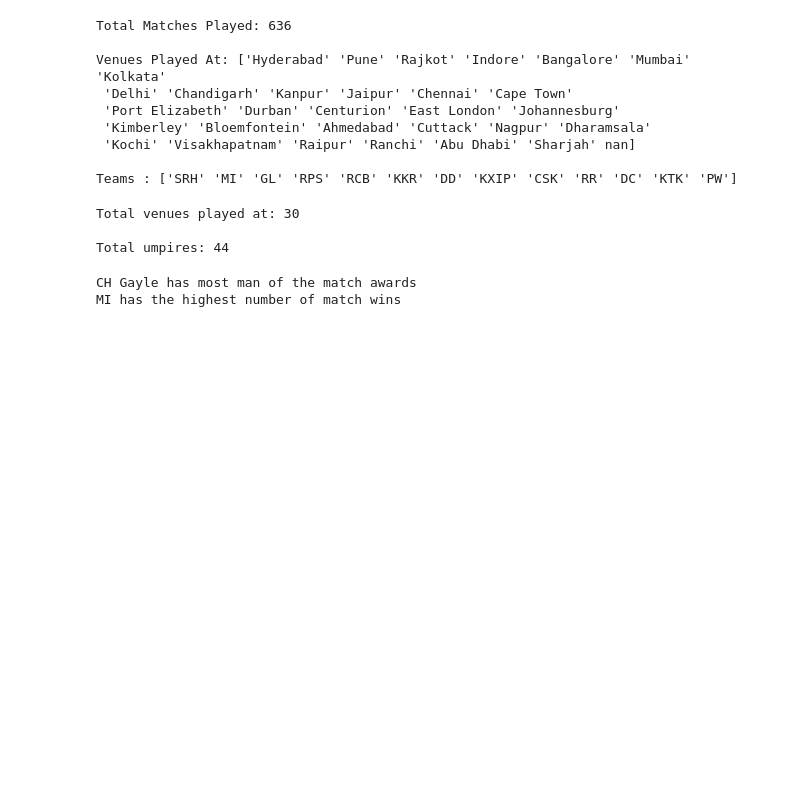
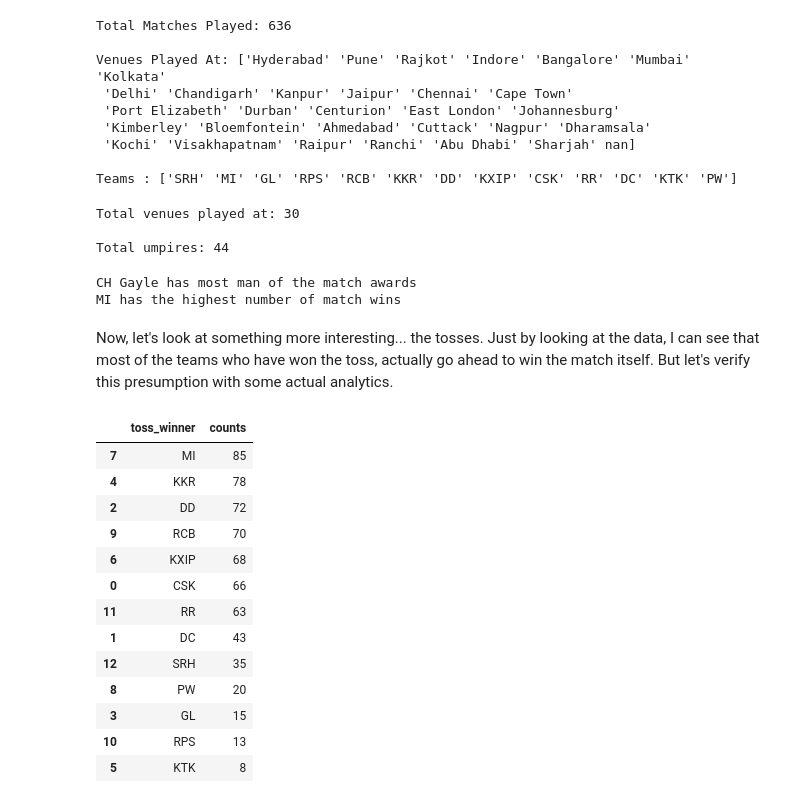
Before and after one commit to AmruthPillai/IPL-Match-Predictor, a Jupyter notebook: IPL Match Predictor.ipynb, the cells around one changed output. Drawn from its saved outputs; the diff is of its cells as text; code cells hidden in the pictures; blank space fills up the shorter version.

```diff
--- a/IPL Match Predictor.ipynb
+++ b/IPL Match Predictor.ipynb
@@ -70,3 +80,22 @@ print(((matches['winner']).value_counts()).idxmax(), 'has the highest number of
 # %% [output]
 CH Gayle has most man of the match awards
 MI has the highest number of match wins
+# %% [markdown]
+Now, let's look at something more interesting... the tosses. Just by looking at the data, I can see that most of the teams who have won the toss, actually go ahead to win the match itself. But let's verify this presumption with some actual analytics.
+# %%
+matches.groupby(['toss_winner']).size().reset_index(name='counts').sort_values(['counts'], ascending=False)
+# %% [output]
+|  | toss_winner | counts |
+| 7 | MI | 85 |
+| 4 | KKR | 78 |
+| 2 | DD | 72 |
+| 9 | RCB | 70 |
+| 6 | KXIP | 68 |
+| 0 | CSK | 66 |
+| 11 | RR | 63 |
+| 1 | DC | 43 |
+| 12 | SRH | 35 |
+| 8 | PW | 20 |
+| 3 | GL | 15 |
+| 10 | RPS | 13 |
+| 5 | KTK | 8 |
```
Also changed, not shown: parts of 19 cells of this notebook.
